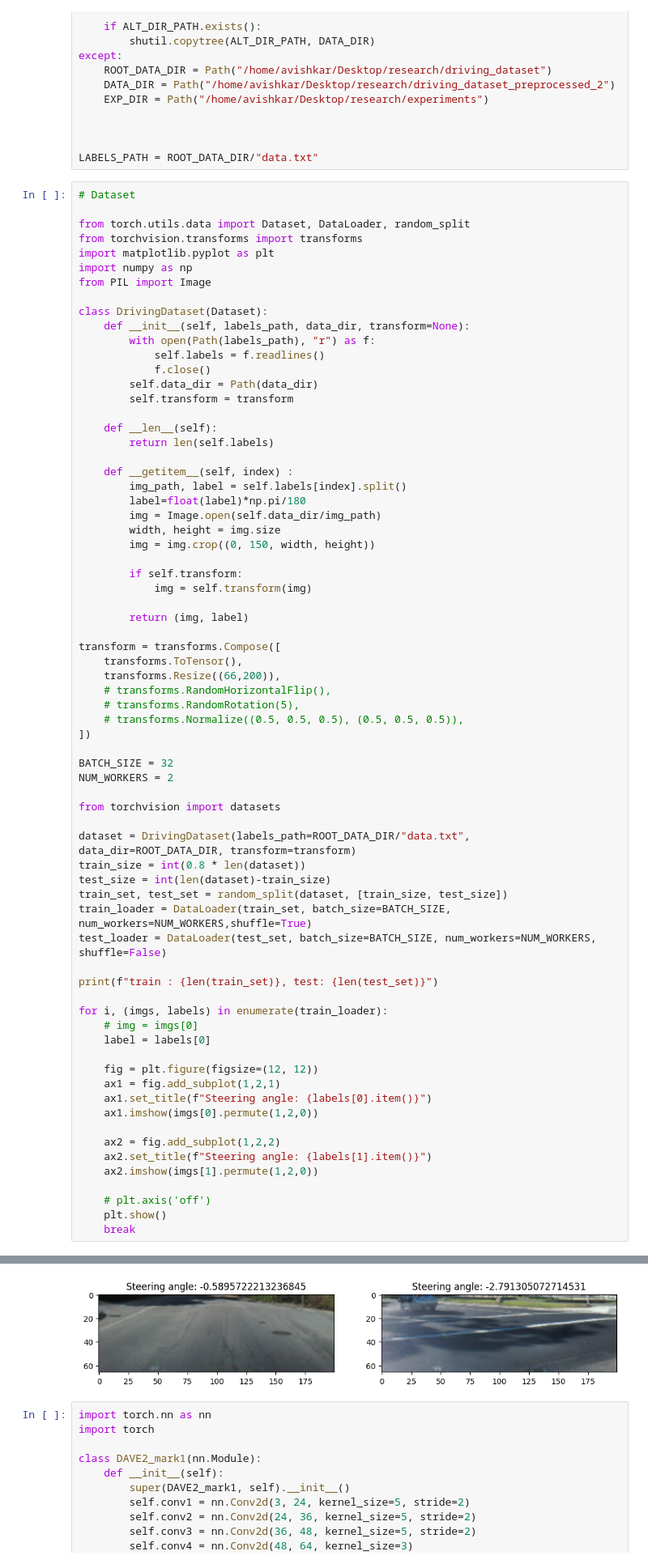
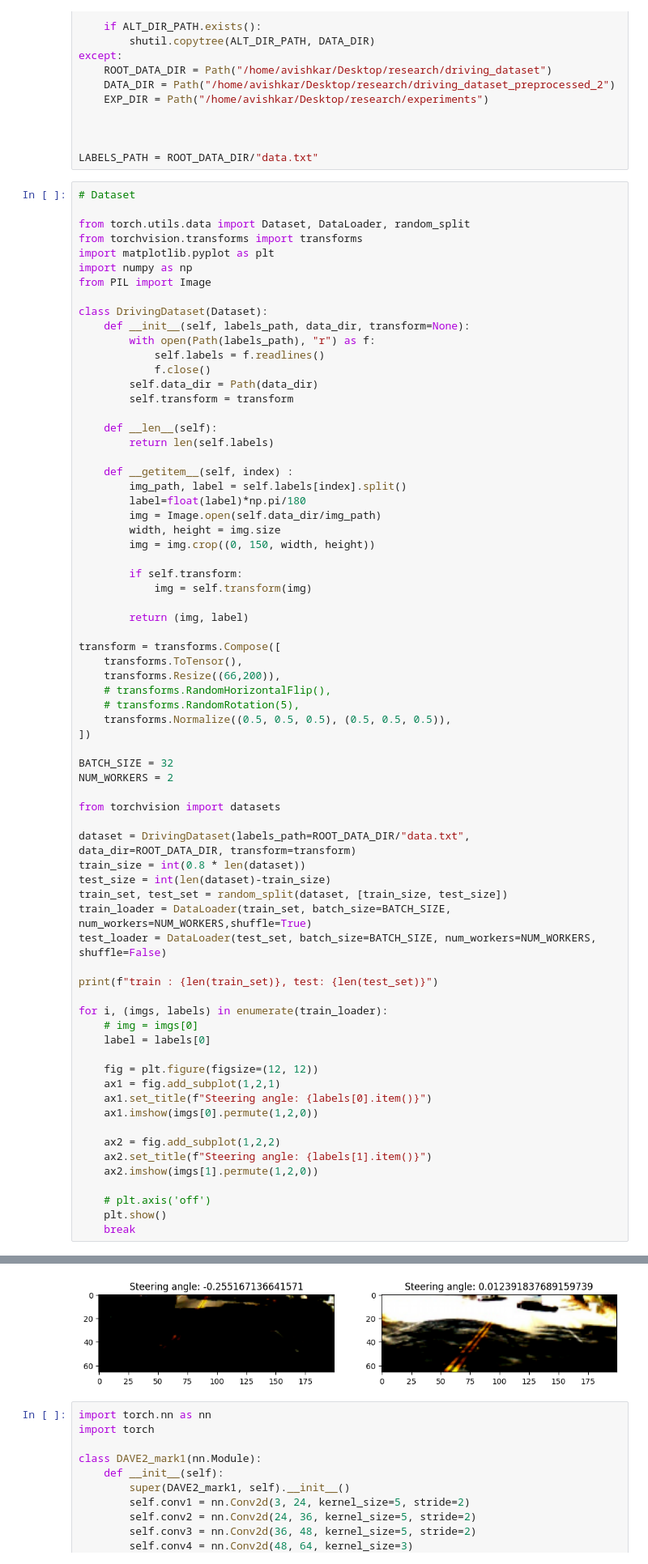
Before and after one commit to AvishkarArjan/end_to_end_self_driving, a Jupyter notebook: steering_prediction/dave2.ipynb, the cells around one changed output, grey strips where cells are left out. Shown at 81% size. Cells and saved outputs as stored; diff of their text form.

```diff
--- a/steering_prediction/dave2.ipynb
+++ b/steering_prediction/dave2.ipynb
@@ -56,7 +56,7 @@ transform = transforms.Compose([
     transforms.Resize((66,200)),
     # transforms.RandomHorizontalFlip(),
     # transforms.RandomRotation(5),
-    # transforms.Normalize((0.5, 0.5, 0.5), (0.5, 0.5, 0.5)),
+    transforms.Normalize((0.5, 0.5, 0.5), (0.5, 0.5, 0.5)),
 ])
 
 BATCH_SIZE = 32
@@ -94,4 +96,4 @@ train : 36324, test: 9082
-[figure, old version]
+[figure, new version]
 # %%
 import torch.nn as nn
 import torch
```
Also changed, not shown: parts of 2 cells of this notebook, 1 other file.
